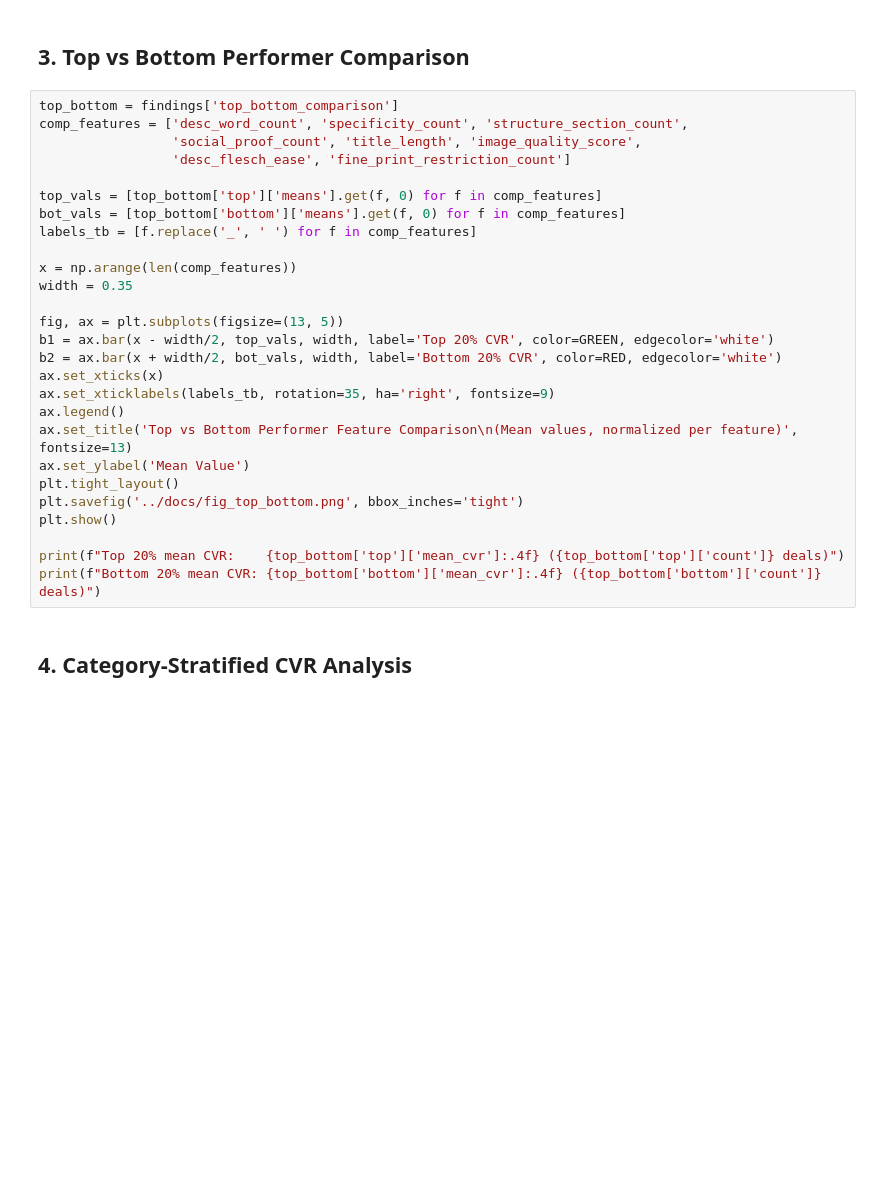
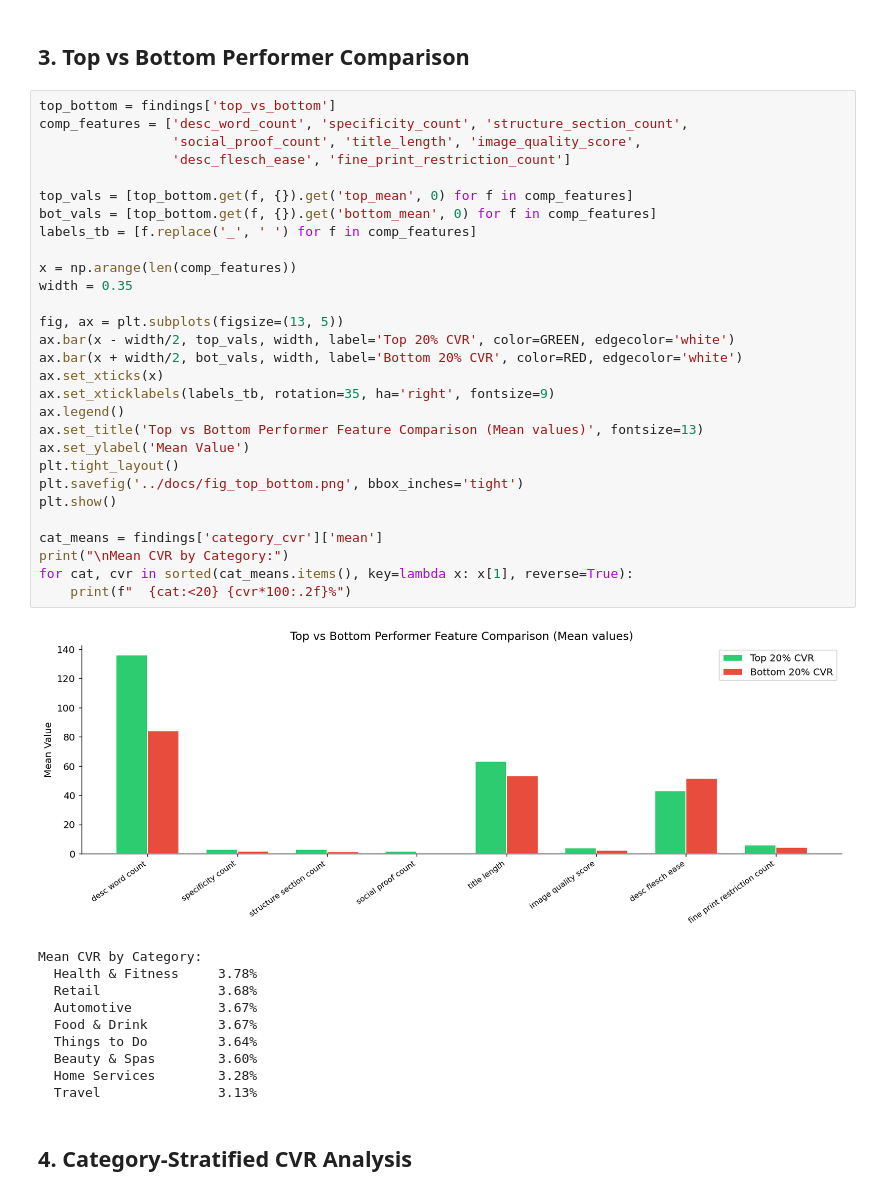
Before and after one commit to leobcc/G2, a Jupyter notebook: notebooks/exploration.ipynb, the cells around one changed output. Drawn from its saved outputs; the diff is of its cells as text; blank space fills up the shorter version.

```diff
--- a/notebooks/exploration.ipynb
+++ b/notebooks/exploration.ipynb
@@ -143,32 +160,45 @@ plt.show()
 # %% [markdown]
 ## 3. Top vs Bottom Performer Comparison
 # %%
-top_bottom = findings['top_bottom_comparison']
+top_bottom = findings['top_vs_bottom']
 comp_features = ['desc_word_count', 'specificity_count', 'structure_section_count',
                  'social_proof_count', 'title_length', 'image_quality_score',
                  'desc_flesch_ease', 'fine_print_restriction_count']
 
-top_vals = [top_bottom['top']['means'].get(f, 0) for f in comp_features]
-bot_vals = [top_bottom['bottom']['means'].get(f, 0) for f in comp_features]
+top_vals = [top_bottom.get(f, {}).get('top_mean', 0) for f in comp_features]
+bot_vals = [top_bottom.get(f, {}).get('bottom_mean', 0) for f in comp_features]
 labels_tb = [f.replace('_', ' ') for f in comp_features]
 
 x = np.arange(len(comp_features))
 width = 0.35
 
 fig, ax = plt.subplots(figsize=(13, 5))
-b1 = ax.bar(x - width/2, top_vals, width, label='Top 20% CVR', color=GREEN, edgecolor='white')
-b2 = ax.bar(x + width/2, bot_vals, width, label='Bottom 20% CVR', color=RED, edgecolor='white')
+ax.bar(x - width/2, top_vals, width, label='Top 20% CVR', color=GREEN, edgecolor='white')
+ax.bar(x + width/2, bot_vals, width, label='Bottom 20% CVR', color=RED, edgecolor='white')
 ax.set_xticks(x)
 ax.set_xticklabels(labels_tb, rotation=35, ha='right', fontsize=9)
 ax.legend()
-ax.set_title('Top vs Bottom Performer Feature Comparison\n(Mean values, normalized per feature)', fontsize=13)
+ax.set_title('Top vs Bottom Performer Feature Comparison (Mean values)', fontsize=13)
 ax.set_ylabel('Mean Value')
 plt.tight_layout()
 plt.savefig('../docs/fig_top_bottom.png', bbox_inches='tight')
 plt.show()
 
-print(f"Top 20% mean CVR:    {top_bottom['top']['mean_cvr']:.4f} ({top_bottom['top']['count']} deals)")
-print(f"Bottom 20% mean CVR: {top_bottom['bottom']['mean_cvr']:.4f} ({top_bottom['bottom']['count']} deals)")
+cat_means = findings['category_cvr']['mean']
+print("\nMean CVR by Category:")
+for cat, cvr in sorted(cat_means.items(), key=lambda x: x[1], reverse=True):
+    print(f"  {cat:<20} {cvr*100:.2f}%")
+# %% [output]
+[figure, added]
+Mean CVR by Category:
+  Health & Fitness     3.78%
+  Retail               3.68%
+  Automotive           3.67%
+  Food & Drink         3.67%
+  Things to Do         3.64%
+  Beauty & Spas        3.60%
+  Home Services        3.28%
+  Travel               3.13%
 # %% [markdown]
 ## 4. Category-Stratified CVR Analysis
 # %%
```
Also changed, not shown: parts of 10 cells of this notebook, 6 other files.
